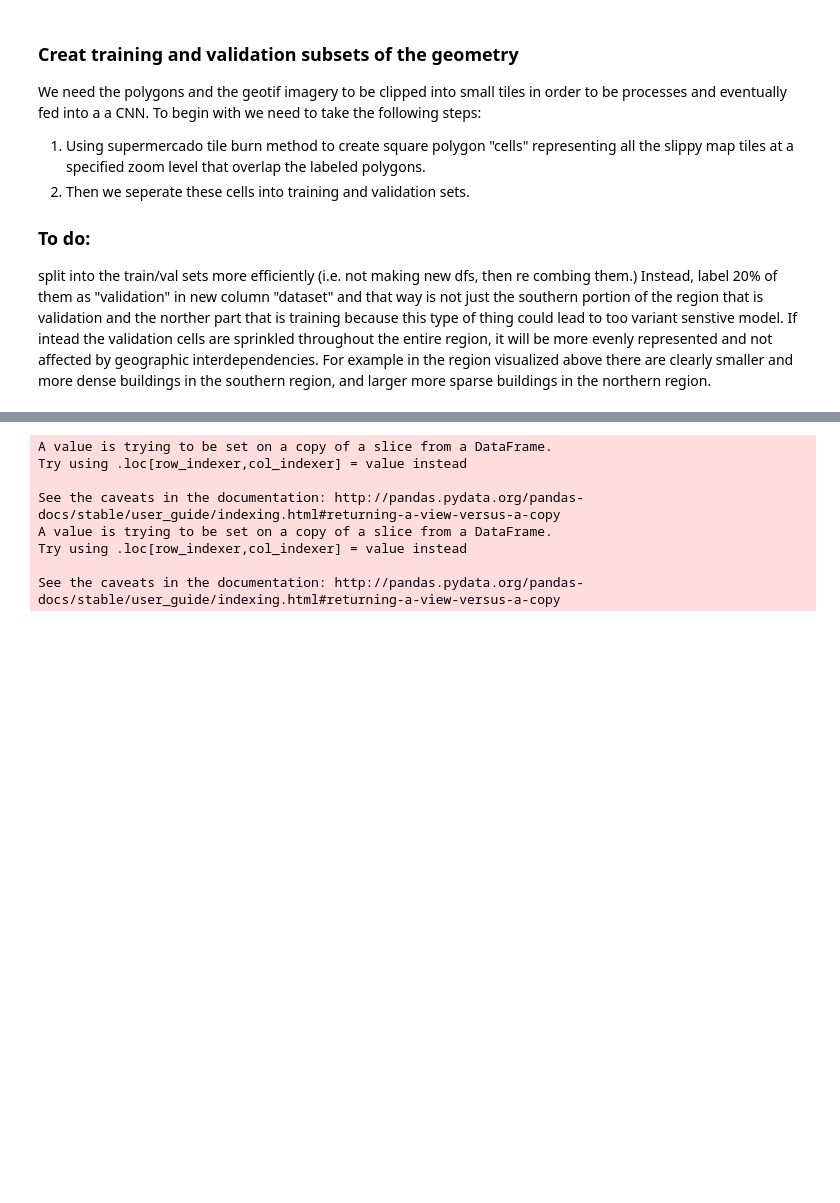
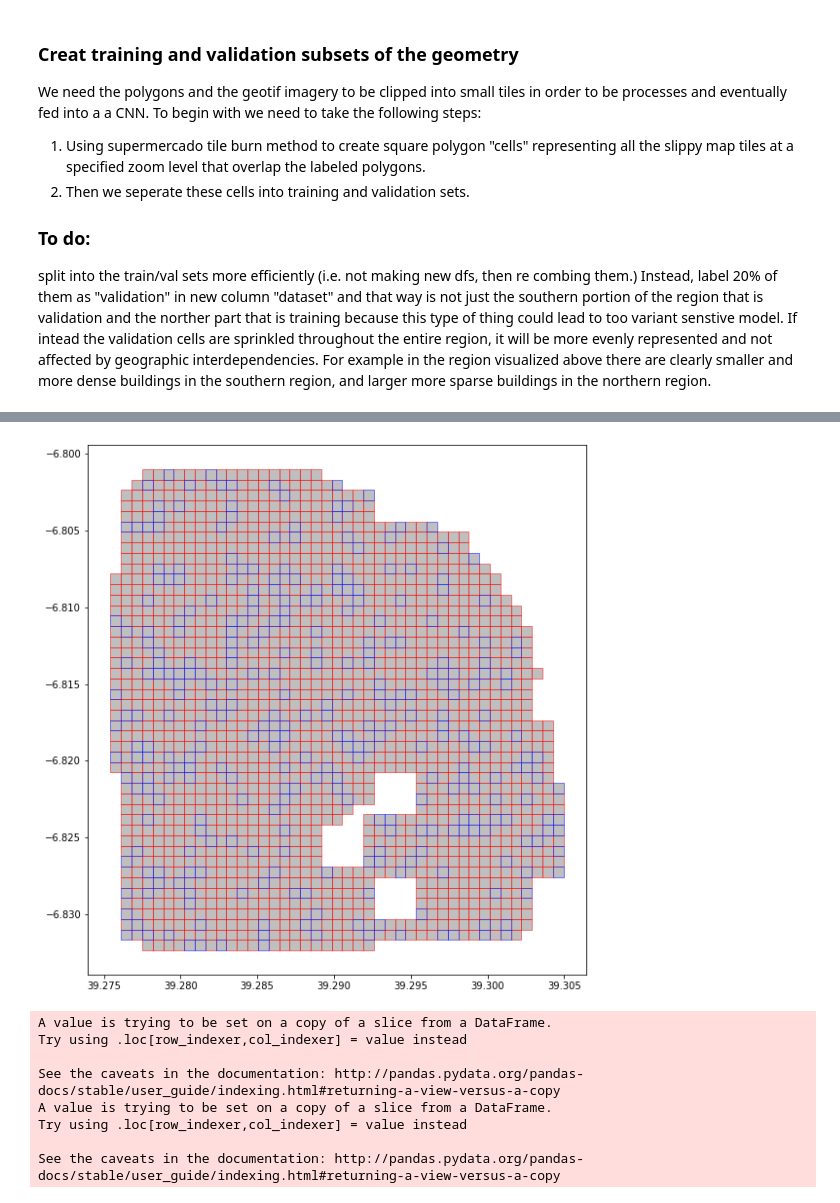
Before and after one commit to butlerbt/SegmentingBuildings, a Jupyter notebook: notebooks/exploratory/Build_eda.ipynb, the cells around one changed output, grey strips where cells are left out. Cells and saved outputs as stored; diff of their text form; code cells hidden in the pictures; blank space fills up the shorter version.

```diff
--- a/notebooks/exploratory/Build_eda.ipynb
+++ b/notebooks/exploratory/Build_eda.ipynb
@@ -70 +78,5 @@ trn_tiles.plot(figsize=(10,10), color='grey', alpha=0.5, edgecolor='red')
+# %%
+tiles_gdf = proc.train_validation_split(tiles_df,valid_set_size=.2, visualize=True)
+# %% [output]
+[figure, added]
 # %%
```
Also changed, not shown: parts of 29 cells of this notebook, 1 other file.
